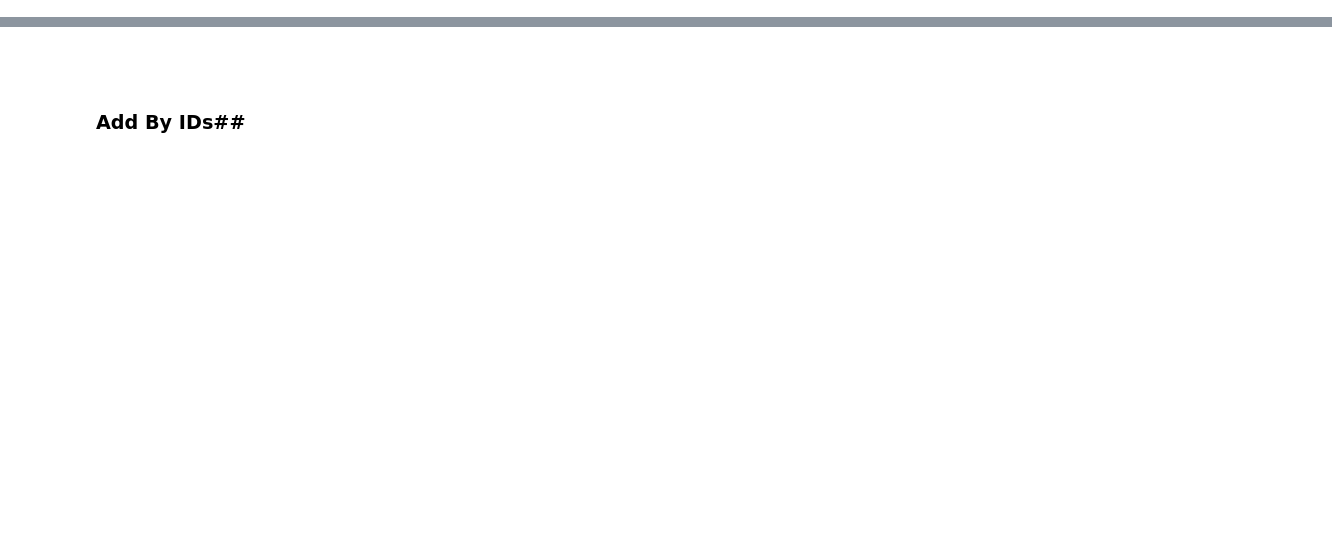
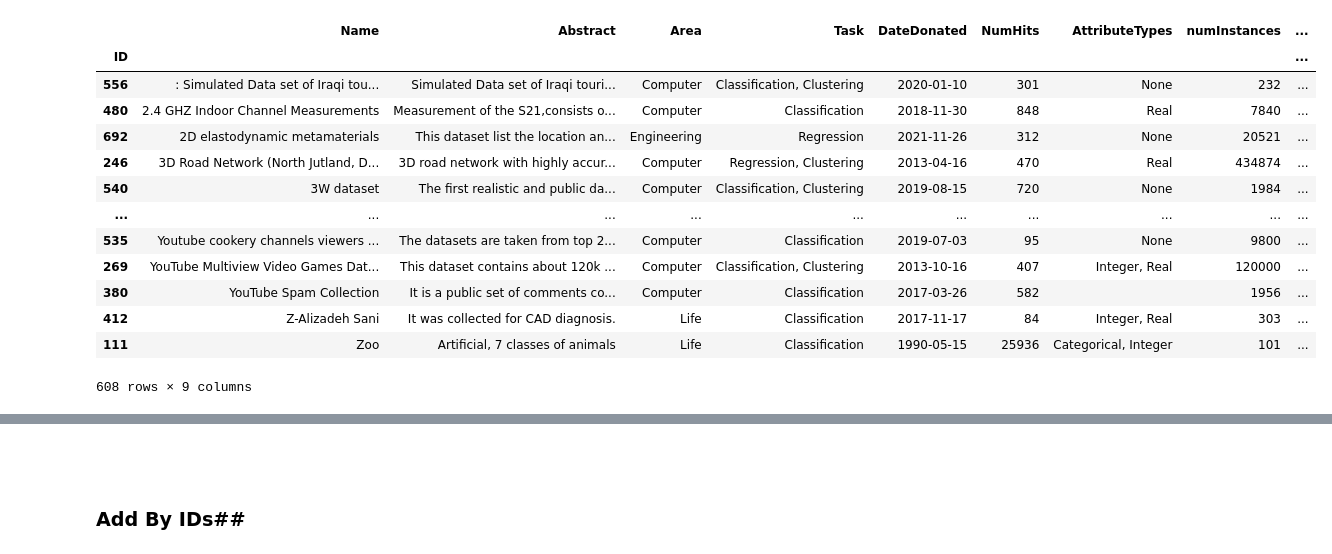
Before and after one commit to jos101/mlgetpy, a Jupyter notebook: Jupyter_notebook.ipynb, the cells around one changed output, grey strips where cells are left out. Drawn from its saved outputs; the diff is of its cells as text; code cells hidden in the pictures; blank space fills up the shorter version.

Commit message:
removed columns from getData

```diff
--- a/Jupyter_notebook.ipynb
+++ b/Jupyter_notebook.ipynb
@@ -26,3 +5,24 @@ df
+# %%
+repo.load()
+df = repo.getData()
+a:list = [1,2]
+df.filter(items=[719, 691, 735, 693,683,696,690,730,613], axis="index")
+df
+# %% [output]
+|  | Name | Abstract | Area | Task | DateDonated | NumHits | AttributeTypes | numInstances | ... |
+| ID |  |  |  |  |  |  |  |  | ... |
+| 556 | : Simulated Data set of Iraqi tou... | Simulated Data set of Iraqi touri... | Computer | Classification, Clustering | 2020-01-10 | 301 | None | 232 | ... |
+| 480 | 2.4 GHZ Indoor Channel Measurements | Measurement of the S21,consists o... | Computer | Classification | 2018-11-30 | 848 | Real | 7840 | ... |
+| 692 | 2D elastodynamic metamaterials | This dataset list the location an... | Engineering | Regression | 2021-11-26 | 312 | None | 20521 | ... |
+| 246 | 3D Road Network (North Jutland, D... | 3D road network with highly accur... | Computer | Regression, Clustering | 2013-04-16 | 470 | Real | 434874 | ... |
+| 540 | 3W dataset | The first realistic and public da... | Computer | Classification, Clustering | 2019-08-15 | 720 | None | 1984 | ... |
+| ... | ... | ... | ... | ... | ... | ... | ... | ... | ... |
+| 535 | Youtube cookery channels viewers ... | The datasets are taken from top 2... | Computer | Classification | 2019-07-03 | 95 | None | 9800 | ... |
+| 269 | YouTube Multiview Video Games Dat... | This dataset contains about 120k ... | Computer | Classification, Clustering | 2013-10-16 | 407 | Integer, Real | 120000 | ... |
+| 380 | YouTube Spam Collection | It is a public set of comments co... | Computer | Classification | 2017-03-26 | 582 |  | 1956 | ... |
+| 412 | Z-Alizadeh Sani | It was collected for CAD diagnosis. | Life | Classification | 2017-11-17 | 84 | Integer, Real | 303 | ... |
+| 111 | Zoo | Artificial, 7 classes of animals | Life | Classification | 1990-05-15 | 25936 | Categorical, Integer | 101 | ... |
+608 rows × 9 columns
 # %%
 df
 #df.drop([0,1])
```
Also changed, not shown: parts of 6 cells of this notebook, 2 other files.
